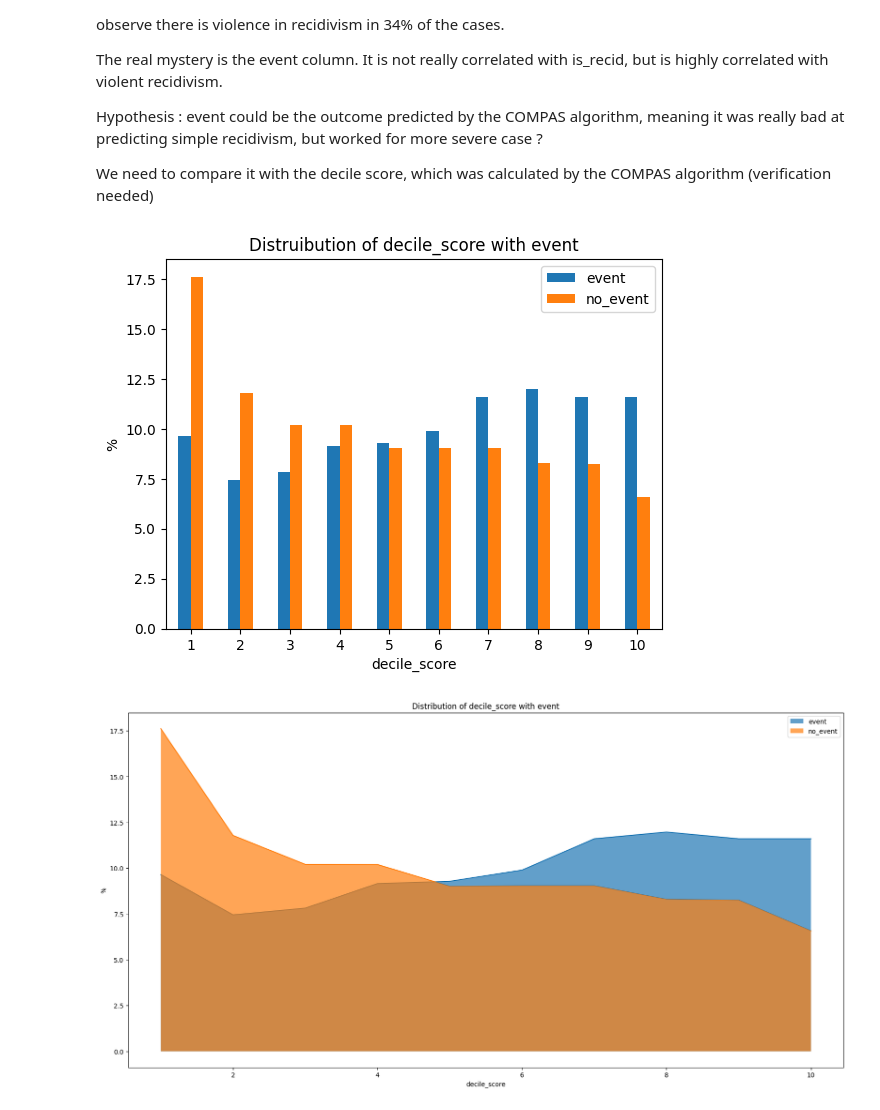
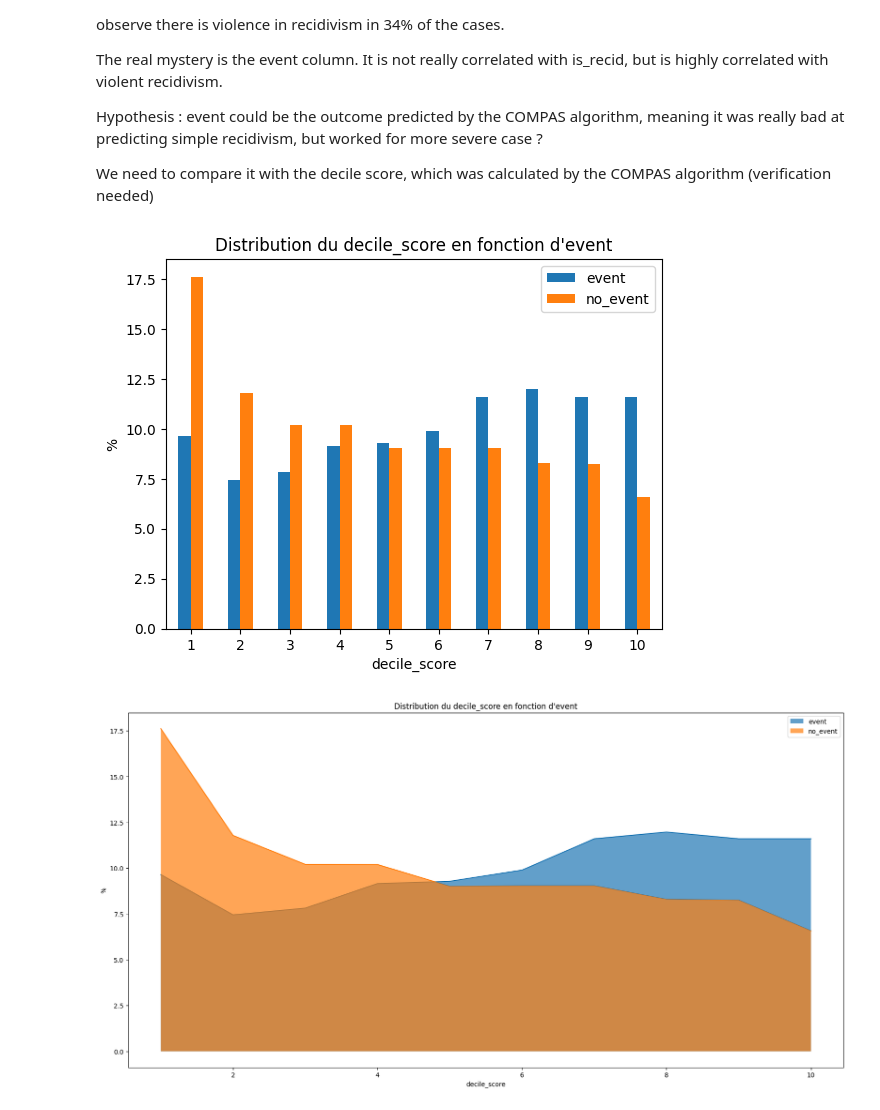
Before and after one commit to RonangLeSang/PROJ831, a Jupyter notebook: features_analysis.ipynb, the cells around one changed output. Drawn from its saved outputs; the diff is of its cells as text; code cells hidden in the pictures.

```diff
--- a/features_analysis.ipynb
+++ b/features_analysis.ipynb
@@ -185,37 +186,37 @@ We need to compare it with the decile score, which was calculated by the COMPAS
 # %%
 #distribution of decile_score with event
 df_glob = df_glob[df_glob["decile_score"] !=-1]
 df_glob_event = df_glob[df_glob['event'] == 1]
 df_glob_no_event = df_glob[df_glob['event'] == 0]
 df_counts = pd.DataFrame({
     'event': (df_glob_event['decile_score'].value_counts().sort_index()/df_glob_event['decile_score'].count())*100,
     'no_event': (df_glob_no_event['decile_score'].value_counts().sort_index()/df_glob_no_event['decile_score'].count())*100
 
 })
 df_counts.plot.bar(rot=0)
 plt.legend()
-plt.title("Distruibution of decile_score with event")
+plt.title("Distribution du decile_score en fonction d'event")
 plt.xlabel("decile_score")
 plt.ylabel("%")
 plt.show()
 
 
 fig, ax = plt.subplots(figsize=(20,10))
 
 # Create filled area plots for each category
 for column in df_counts.columns:
     ax.fill_between(df_counts.index, df_counts[column], label=column, alpha=0.7,zorder=2)
     ax.plot(df_counts.index, df_counts[column],zorder=1)  # Add a line for each category
 
 
 plt.legend()
-plt.title("Distribution of decile_score with event")
+plt.title("Distribution du decile_score en fonction d'event")
 plt.xlabel("decile_score")
 plt.ylabel("%")
 plt.show()
 # %% [output]
-[figure, old version]
+[figure, new version]
-[figure, old version]
+[figure, new version]
 # %%
 #distribution of decile_score with is_recid
 df_glob = df_glob[df_glob["decile_score"] !=-1]
```
Also changed, not shown: parts of 7 cells of this notebook, 7 other files.
